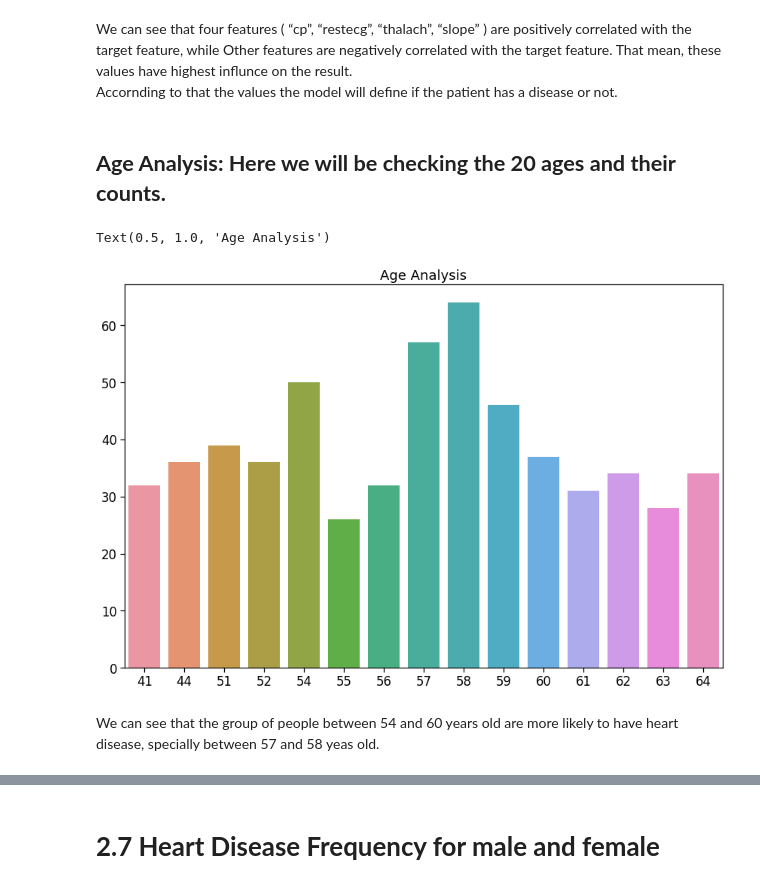
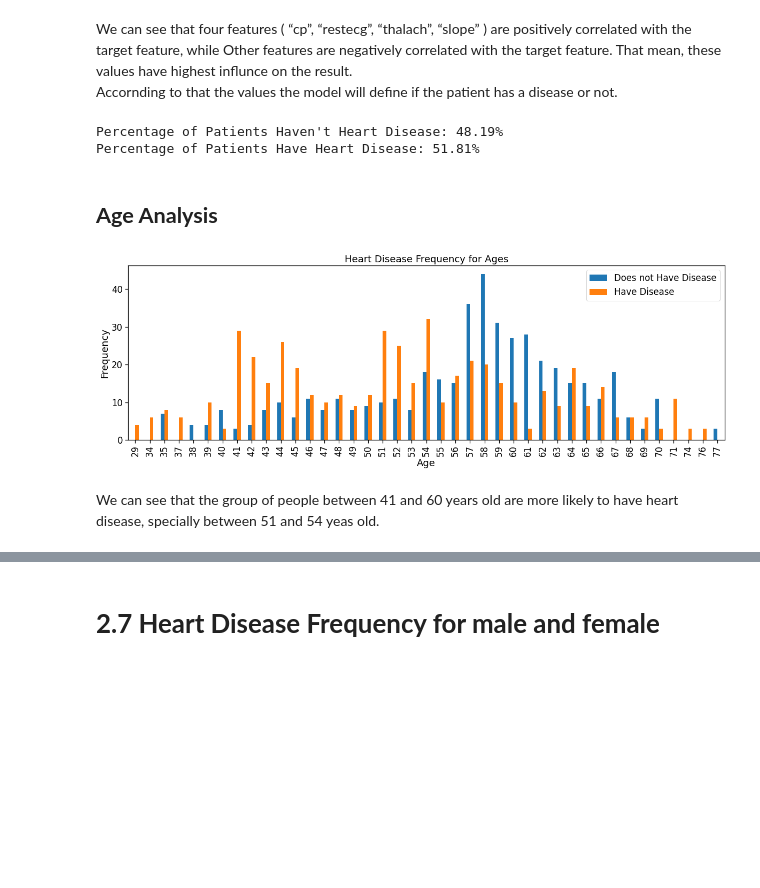
Before and after one commit to masp42/Crisp_DM_CA, a Jupyter notebook: Heart_Disease_Prediction_CA.ipynb, the cells around one changed output, grey strips where cells are left out. Drawn from its saved outputs; the diff is of its cells as text; code cells hidden in the pictures; blank space fills up the shorter version.

```diff
--- a/Heart_Disease_Prediction_CA.ipynb
+++ b/Heart_Disease_Prediction_CA.ipynb
@@ -272,17 +272,27 @@ plt.tight_layout()
 # %% [markdown]
 We can see that four features ( “cp”, “restecg”, “thalach”, “slope” ) are positively correlated with the target feature, while Other features are negatively correlated with the target feature. That mean, these values have highest influnce on the result.
 Accornding to that the values the model will define if the patient has a disease or not.
-# %% [markdown]
-## **Age Analysis: Here we will be checking the 20 ages and their counts.**
-# %%
-# Made by Priscila
-plt.figure(figsize=(12,8))
-sns.set_context('notebook',font_scale = 1.5)
-sns.barplot(x=df1.age.value_counts()[:15].index,y=df1.age.value_counts()[:15].values)
-plt.tight_layout()
-plt.title("Age Analysis")
-# %% [output]
-Text(0.5, 1.0, 'Age Analysis')
-[figure, removed]
+# %%
+## Made by Marcelo and Washington
+countNoDisease = len(df1[df1.target == 0])
+countHaveDisease = len(df1[df1.target == 1])
+print("Percentage of Patients Haven't Heart Disease: {:.2f}%".format((countNoDisease / (len(df1.target))*100)))
+print("Percentage of Patients Have Heart Disease: {:.2f}%".format((countHaveDisease / (len(df1.target))*100)))
+# %% [output]
+Percentage of Patients Haven't Heart Disease: 48.19%
+Percentage of Patients Have Heart Disease: 51.81%
+# %% [markdown]
+## **Age Analysis**
+# %%
+## Made by Marcelo, Washington, and Priscila
+pd.crosstab(df1.age,df.target).plot(kind="bar",figsize=(20,6))
+plt.title('Heart Disease Frequency for Ages')
+plt.xlabel('Age')
+plt.ylabel('Frequency')
+plt.legend(["Does not Have Disease", "Have Disease"])
+plt.savefig('heartDiseaseAndAges.png')
+plt.show()
+# %% [output]
+[figure, added]
 # %% [markdown]
-We can see that the group of people between 54 and 60 years old are more likely to have heart disease, specially between 57 and 58 yeas old.
+We can see that the group of people between 41 and 60 years old are more likely to have heart disease, specially between 51 and 54 yeas old.
```
Also changed, not shown: parts of 8 cells of this notebook.
